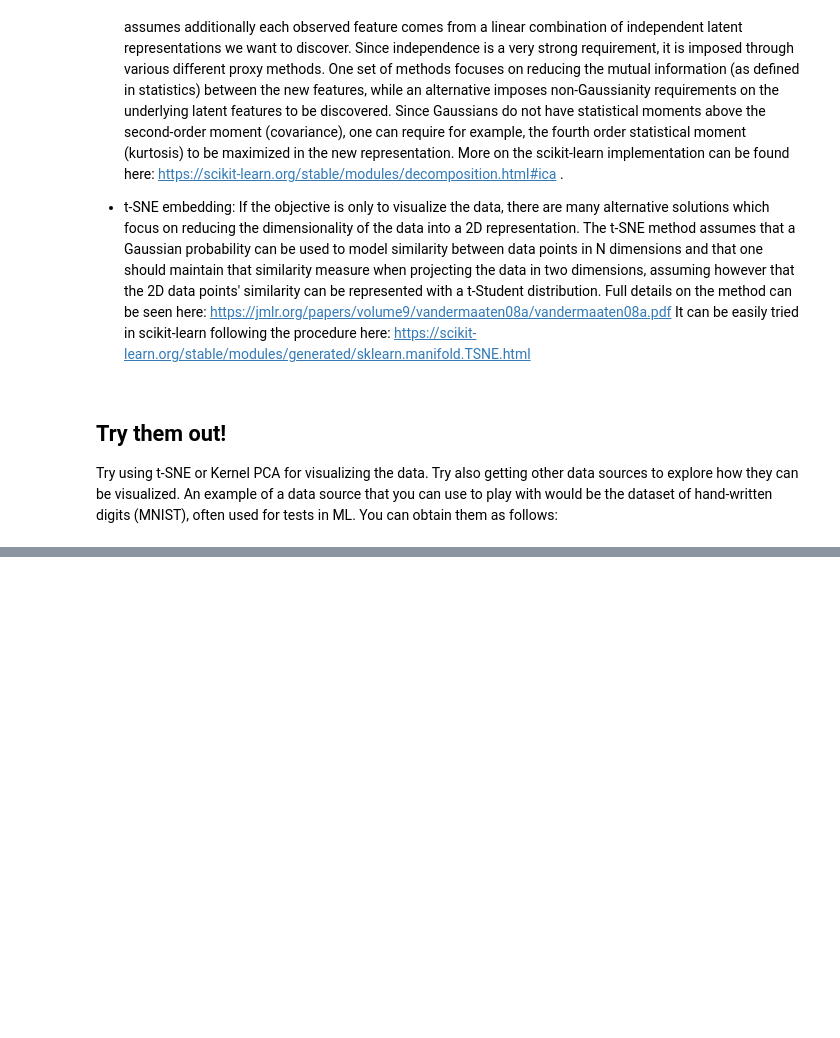
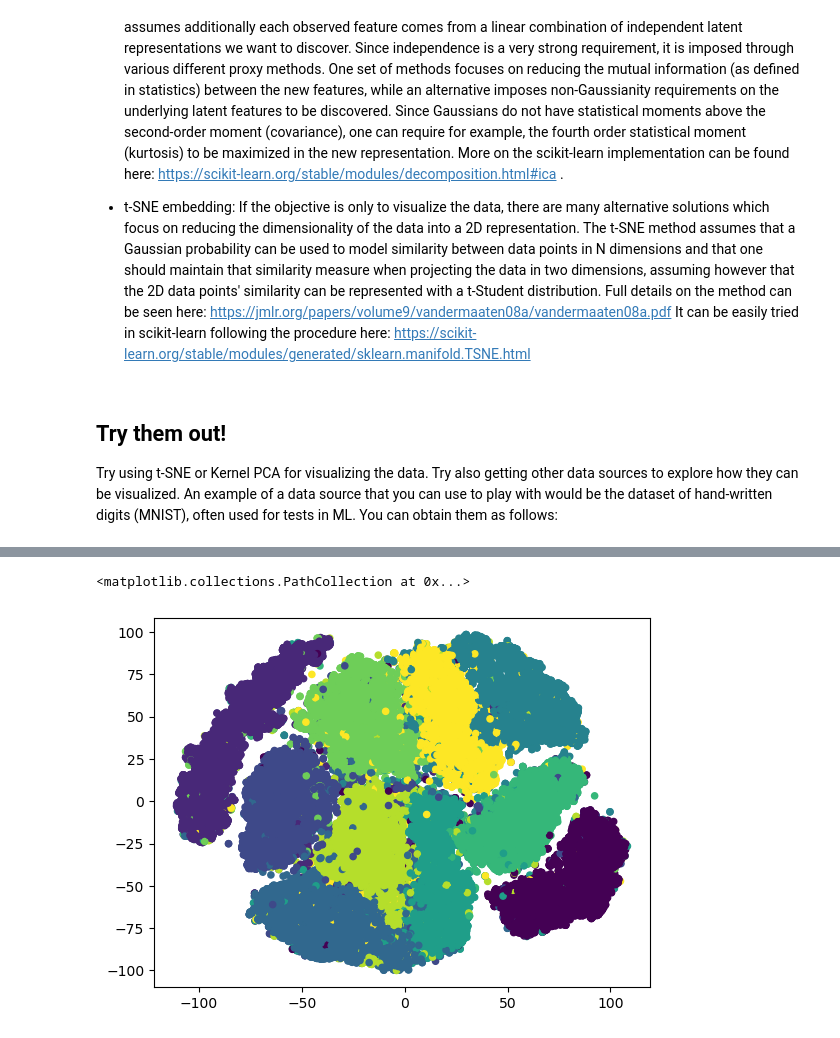
Before and after one commit to European-XFEL/ml-lecture-eiroforum, a Jupyter notebook: 2.1 Representation Learning.ipynb, the cells around one changed output, grey strips where cells are left out. Saved outputs shown, nothing was run; the diff lists cells and outputs as text; code cells hidden in the pictures; blank space fills up the shorter version.

```diff
--- a/2.1 Representation Learning.ipynb
+++ b/2.1 Representation Learning.ipynb
@@ -129,0 +171,8 @@ data, labels = fetch_openml("mnist_784", version=1, return_X_y=True, as_frame=Fa
+# %%
+from sklearn.manifold import TSNE
+tsne = TSNE().fit_transform(data_t)
+# %%
+plt.scatter(tsne[:,0], tsne[:,1], s=20, c=labels.astype(int))
+# %% [output]
+<matplotlib.collections.PathCollection at 0x...>
+[figure, added]
```
Also changed, not shown: parts of 5 cells of this notebook.
